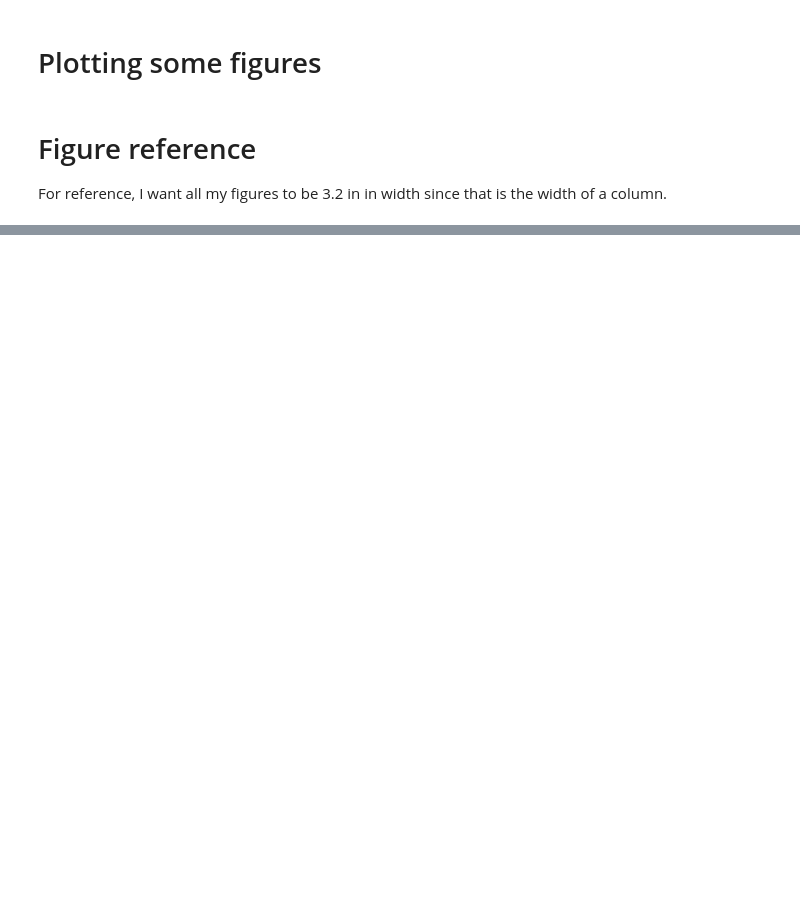
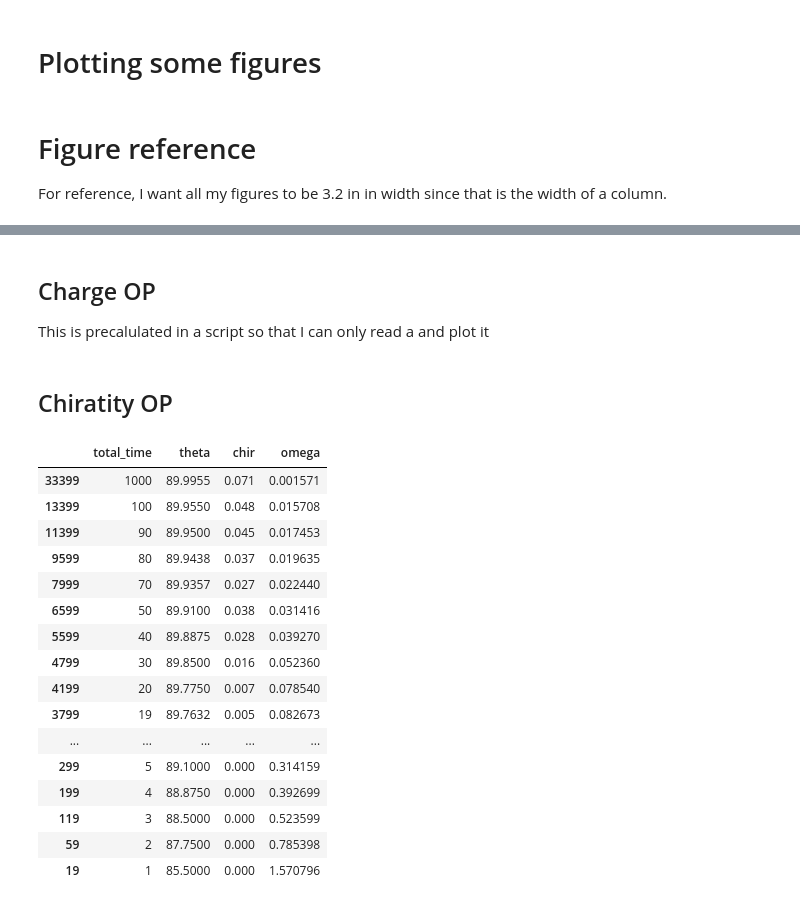
Before and after one commit to leogabac/reentrancy, a Jupyter notebook: src/notebooks/figure3.ipynb, the cells around one changed output, grey strips where cells are left out. Drawn from its saved outputs; the diff is of its cells as text; code cells hidden in the pictures; blank space fills up the shorter version.

```diff
--- a/src/notebooks/figure3.ipynb
+++ b/src/notebooks/figure3.ipynb
@@ -223,0 +66,66 @@ plt.show()
+# %% [markdown]
+## Charge OP
+This is precalulated in a script so that I can only read a and plot it
+# %%
+# include the charge OP
+
+# reading data and adding the theta column
+kappa = pd.read_csv(os.path.join(DATA_PATH,'10','kappa.csv'))
+kappa['theta'] = np.round(kappa.t * np.pi/2/kappa.total_time * 180/np.pi,4)
+kappa['kappa'] = np.abs(kappa['kappa'])
+
+# averaging across realizations
+avkappa = pd.DataFrame(kappa.groupby(['total_time','theta'])['kappa'].mean()).reset_index()
+stdkappa = pd.DataFrame(kappa.groupby(['total_time','theta'])['kappa'].std()).reset_index()
+
+avkappa['omega'] = np.pi/2/avkappa.total_time
+stdkappa['omega'] = np.pi/2/stdkappa.total_time
+
+# this is getting the last state for each omega
+maxth = {w:df.theta.max() for w,df in avkappa.groupby('omega')}
+final_kappa = pd.concat(
+    avkappa.query(f'omega=={w} & theta=={th}') for w,th in maxth.items()).sort_values('omega')
+
+fstd_kappa = pd.concat(
+    stdkappa.query(f'omega=={w} & theta=={th}') for w,th in maxth.items()).sort_values('omega')
+
+# normalization
+norm_factor = 1/4/params['size']**2
+final_kappa.kappa = final_kappa.kappa * norm_factor
+fstd_kappa.kappa = (fvar_kappa.kappa * norm_factor)
+# %% [markdown]
+##  Chiratity OP
+# %%
+# reading data and adding the theta column
+chirs = pd.read_csv(os.path.join(DATA_PATH,'10','chirs.csv'))
+chirs['theta'] = np.round(chirs.t * np.pi/2/kappa.total_time * 180/np.pi,4)
+chirs['chir'] = np.abs(chirs['chir'])
+# averaging across realizations
+avchirs = pd.DataFrame(chirs.groupby(['total_time','theta'])['chir'].mean()).reset_index()
+avchirs['omega'] = np.pi/2/avchirs.total_time
+# %%
+# this is getting the last state for each omega
+maxth = {w:df.theta.max() for w,df in avchirs.groupby('omega')}
+final_chir = pd.concat(
+    avchirs.query(f'omega=={w} & theta=={th}') for w,th in maxth.items()).sort_values('omega')
+# normalization
+final_chir.chir = final_chir.chir / params['size']**2
+final_chir
+# %% [output]
+|  | total_time | theta | chir | omega |
+| 33399 | 1000 | 89.9955 | 0.071 | 0.001571 |
+| 13399 | 100 | 89.9550 | 0.048 | 0.015708 |
+| 11399 | 90 | 89.9500 | 0.045 | 0.017453 |
+| 9599 | 80 | 89.9438 | 0.037 | 0.019635 |
+| 7999 | 70 | 89.9357 | 0.027 | 0.022440 |
+| 6599 | 50 | 89.9100 | 0.038 | 0.031416 |
+| 5599 | 40 | 89.8875 | 0.028 | 0.039270 |
+| 4799 | 30 | 89.8500 | 0.016 | 0.052360 |
+| 4199 | 20 | 89.7750 | 0.007 | 0.078540 |
+| 3799 | 19 | 89.7632 | 0.005 | 0.082673 |
+| ... | ... | ... | ... | ... |
+| 299 | 5 | 89.1000 | 0.000 | 0.314159 |
+| 199 | 4 | 88.8750 | 0.000 | 0.392699 |
+| 119 | 3 | 88.5000 | 0.000 | 0.523599 |
+| 59 | 2 | 87.7500 | 0.000 | 0.785398 |
+| 19 | 1 | 85.5000 | 0.000 | 1.570796 |
```
Also changed, not shown: parts of 9 cells of this notebook, 9 other files.
